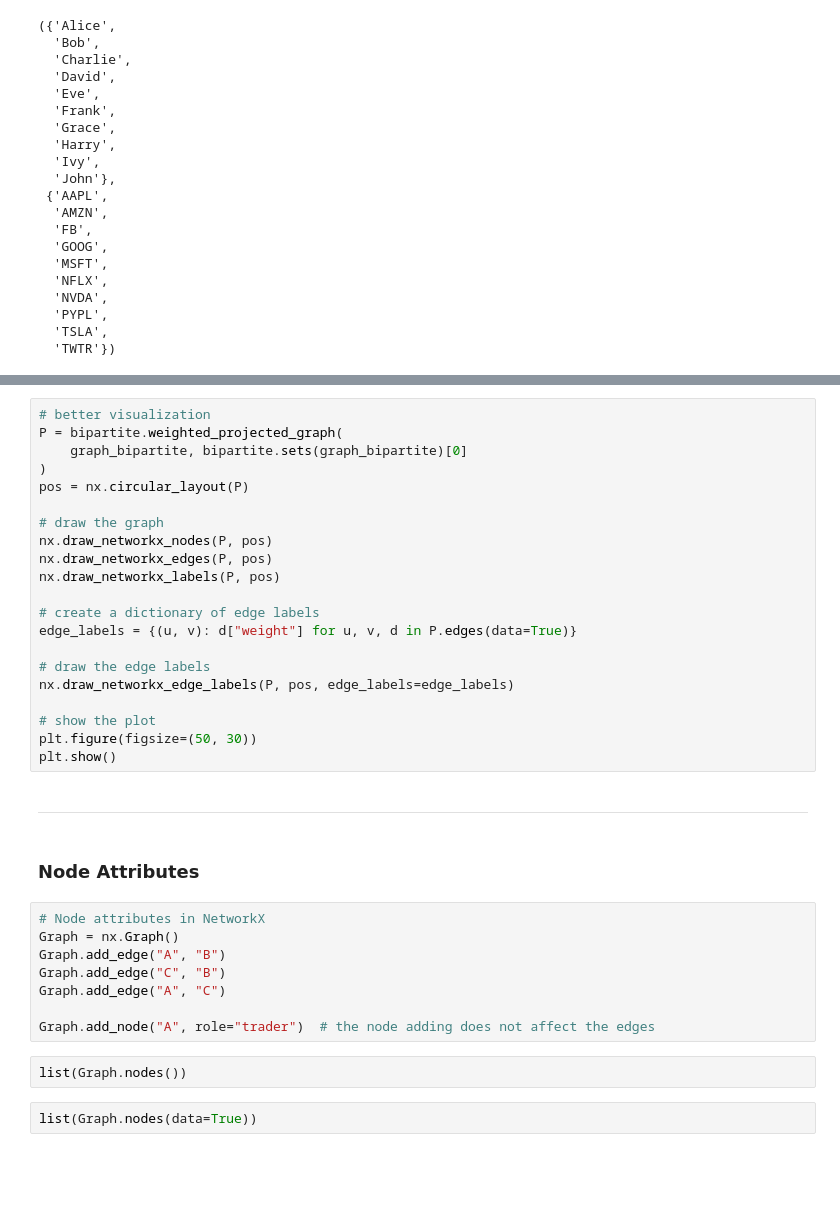
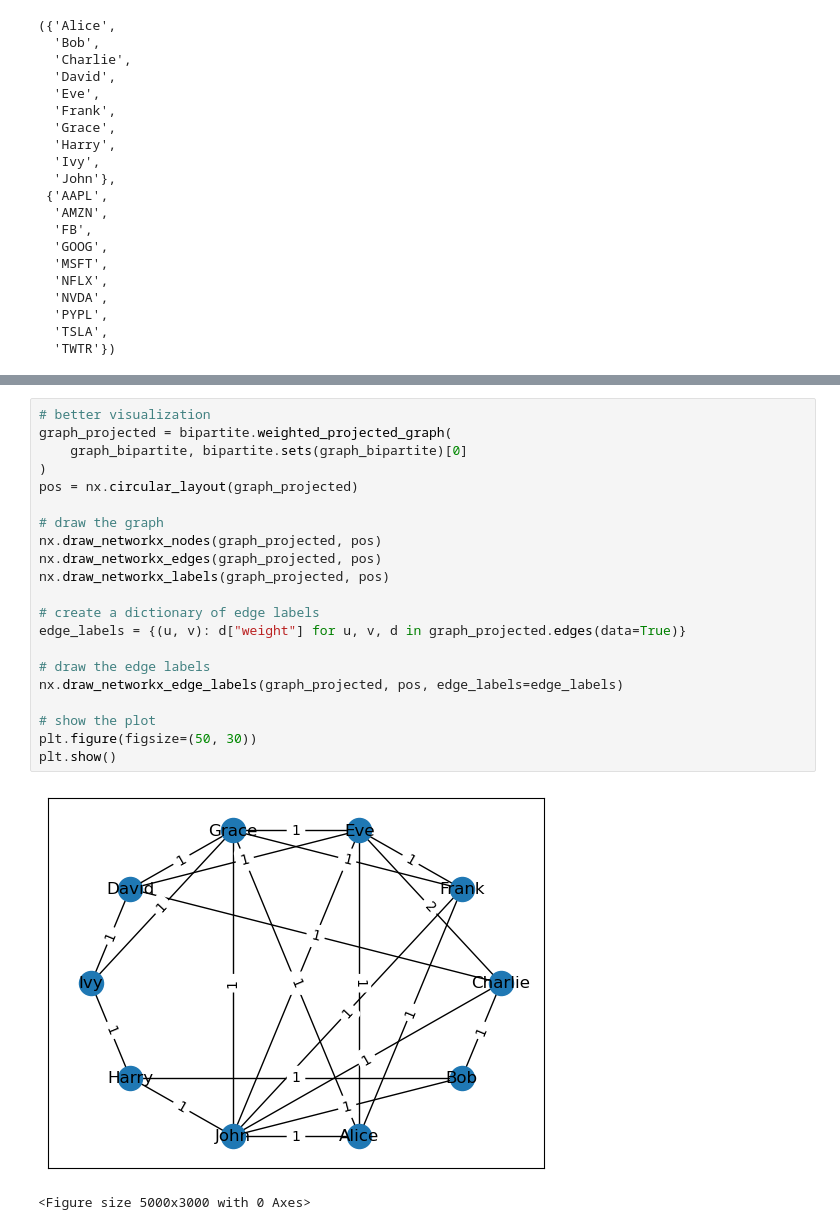
Before and after one commit to daniprec/BAM-Applied-Math-Lab, a Jupyter notebook: sessions/s07_networks/1-networkx-types.ipynb, the cells around one changed output, grey strips where cells are left out. Cells and saved outputs as stored; diff of their text form; blank space fills up the shorter version.

```diff
--- a/sessions/s07_networks/1-networkx-types.ipynb
+++ b/sessions/s07_networks/1-networkx-types.ipynb
@@ -390,37 +403,24 @@ plt.show()
 # %%
 # better visualization
-P = bipartite.weighted_projected_graph(
+graph_projected = bipartite.weighted_projected_graph(
     graph_bipartite, bipartite.sets(graph_bipartite)[0]
 )
-pos = nx.circular_layout(P)
+pos = nx.circular_layout(graph_projected)
 
 # draw the graph
-nx.draw_networkx_nodes(P, pos)
-nx.draw_networkx_edges(P, pos)
-nx.draw_networkx_labels(P, pos)
+nx.draw_networkx_nodes(graph_projected, pos)
+nx.draw_networkx_edges(graph_projected, pos)
+nx.draw_networkx_labels(graph_projected, pos)
 
 # create a dictionary of edge labels
-edge_labels = {(u, v): d["weight"] for u, v, d in P.edges(data=True)}
+edge_labels = {(u, v): d["weight"] for u, v, d in graph_projected.edges(data=True)}
 
 # draw the edge labels
-nx.draw_networkx_edge_labels(P, pos, edge_labels=edge_labels)
+nx.draw_networkx_edge_labels(graph_projected, pos, edge_labels=edge_labels)
 
 # show the plot
 plt.figure(figsize=(50, 30))
 plt.show()
+# %% [output]
+[figure, added]
+<Figure size 5000x3000 with 0 Axes>
-# %% [markdown]
----
-# %% [markdown]
-### Node Attributes
-# %%
-# Node attributes in NetworkX
-Graph = nx.Graph()
-Graph.add_edge("A", "B")
-Graph.add_edge("C", "B")
-Graph.add_edge("A", "C")
-
-Graph.add_node("A", role="trader")  # the node adding does not affect the edges
-# %%
-list(Graph.nodes())
-# %%
-list(Graph.nodes(data=True))
```
Also changed, not shown: parts of 27 cells of this notebook, 5 other files.
